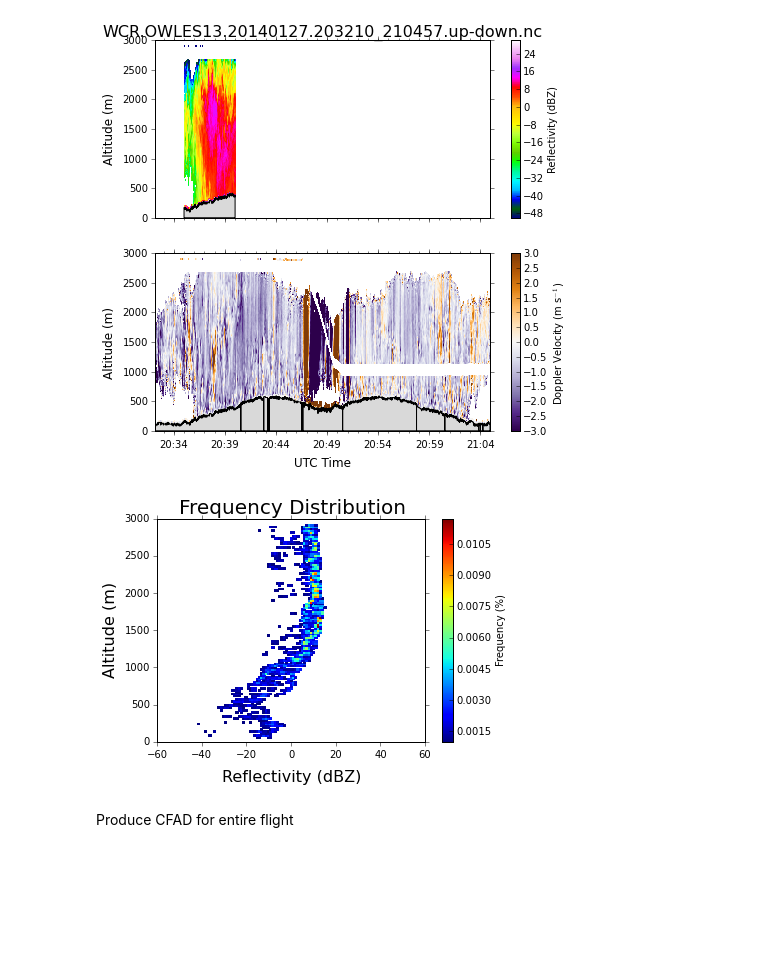
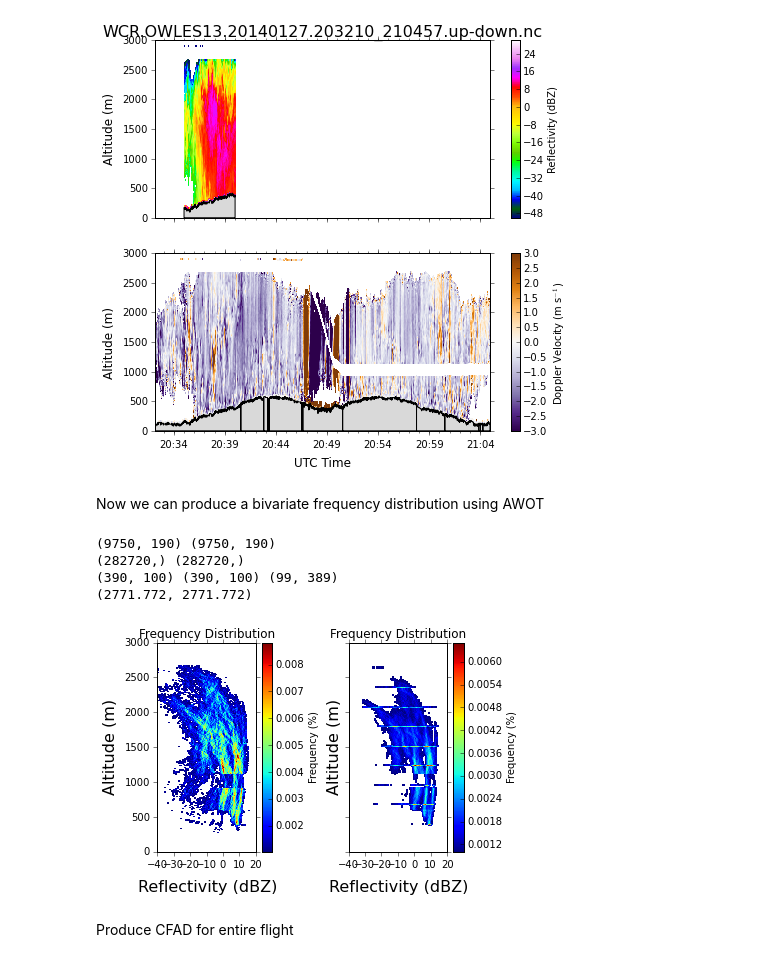
Before and after one commit to nguy/AWOT, a Jupyter notebook: examples/awot_plot_wcr2.ipynb, the cells around one changed output. Drawn from its saved outputs; the diff is of its cells as text; code cells hidden in the pictures; blank space fills up the shorter version.

```diff
--- a/examples/awot_plot_wcr2.ipynb
+++ b/examples/awot_plot_wcr2.ipynb
@@ -103,25 +111,42 @@ wcr_vp.time_height_image('velocity', ax=ax2, plot_log10_var=False,
                          xlab='UTC Time', xlabFontSize=12)
 # %% [output]
 [figure]
+# %% [markdown]
+Now we can produce a bivariate frequency distribution using AWOT
+# %%
+wcr_util = RadarUtilityPlot(wcr)
 # %%
-figC, axC = plt.subplots(1, 1)
+figC, (axC0, axC1) = plt.subplots(1, 2, sharey=True)
+
+wcr_util.plot_bivariate_frequency('reflectivity', 'height', start_time=start_time, end_time=end_time,
+                                    xbinsminmax=(-40., 20.), ybinsminmax=(0., 3000.), nbinsx=100, nbinsy=390,
+                                    mask_below=0.00001, plot_colorbar=True, plot_percent=True,
+                                    xlab= "Reflectivity (dBZ)", ylab="Altitude (m)", xpad=10,
+                                    title="Frequency Distribution", titleFontSize=12, ax=axC0, fig=figC)
 
 # Create subsets of arrays
 refsub = awot.util.time_subset_awot_dict(wcr['time'], wcr['fields']['reflectivity'],
                                         start_time, end_time)
-tassub = awot.util.time_subset_awot_dict(wcr['time'], wcr['tas'],
+altsub = awot.util.time_subset_awot_dict(wcr['time'], wcr['altitude'],
                                         start_time, end_time)
 
-#tas2D, Ht2D = np.meshgrid(wcr['tas']['data'][:], wcr['height']['data'][:])
-tas2D, Ht2D = np.meshgrid(tassub['data'][:], wcr['height']['data'][:])
-#awot.graph.plot_bivariate_frequency(wcr['fields']['reflectivity']['data'].ravel(), Ht2D.ravel(),
-awot.graph.plot_bivariate_frequency(refsub['data'].ravel(), Ht2D.ravel(),
-                                    xbinsminmax=(-50., 50.), ybinsminmax=(0., 3000.), nbinsx=100, nbinsy=120,
+Ht2D, alt2D = np.meshgrid(wcr['height']['data'][:], wcr['altitude']['data'][:])
+#tas2D, Ht2D = np.meshgrid(tassub['data'][:], wcr['height']['data'][:])
+#Ht2D, tas2D = np.meshgrid(wcr['height']['data'][:], tassub['data'][:])
+awot.graph.plot_bivariate_frequency(wcr['fields']['reflectivity']['data'].ravel(), Ht2D.ravel(),
+#awot.graph.plot_bivariate_frequency(refsub['data'].ravel(), Ht2D.ravel(),
+                                    xbinsminmax=(-40., 20.), ybinsminmax=(0., 3000.), nbinsx=100, nbinsy=190,
                                     mask_below=0.00001, plot_colorbar=True, plot_percent=True,
                                     xlab= "Reflectivity (dBZ)", ylab="Altitude (m)", xpad=10,
-                                    title="Frequency Distribution", titleFontSize=20, ax=axC, fig=figC)
+                                    title="Frequency Distribution", titleFontSize=12, ax=axC1, fig=figC)
+figC.tight_layout()
+print(altsub['data'].min(), altsub['data'].min())
 # %% [output]
+(9750, 190) (9750, 190)
+(282720,) (282720,)
+(390, 100) (390, 100) (99, 389)
+(2771.772, 2771.772)
-[figure, old version]
+[figure, new version]
 # %% [markdown]
 Produce CFAD for entire flight
 # %%
```
Also changed, not shown: parts of 5 cells of this notebook, 5 other files.
